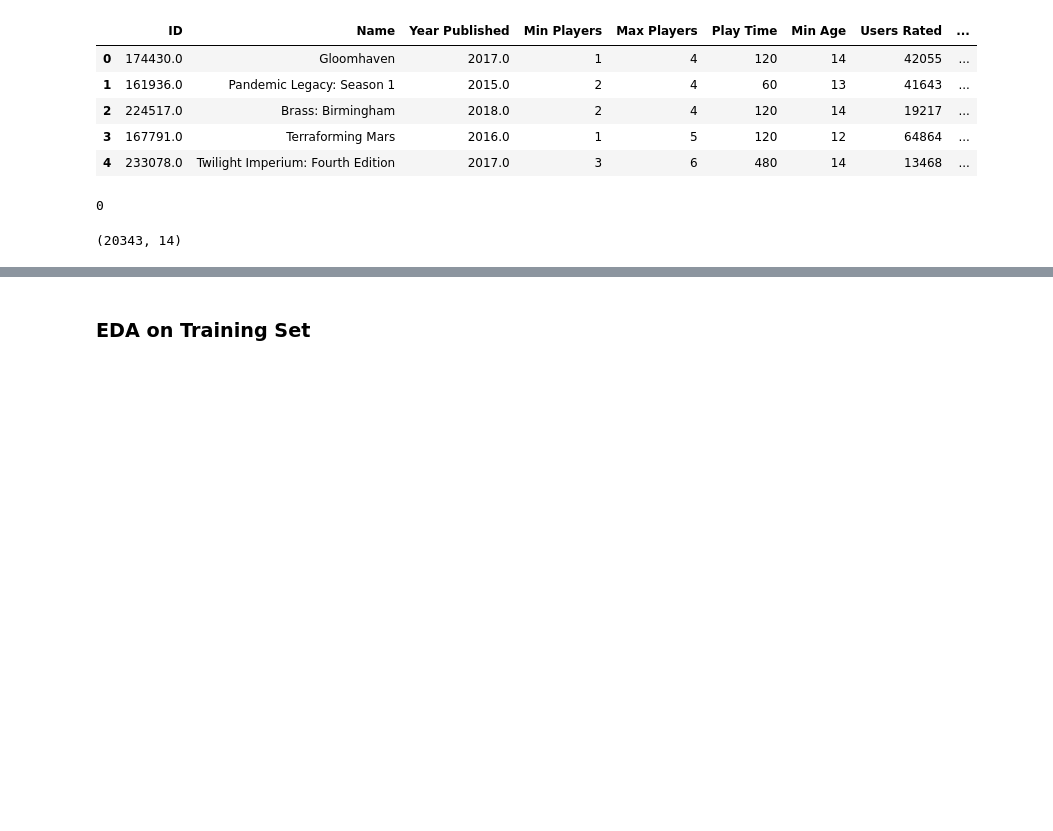
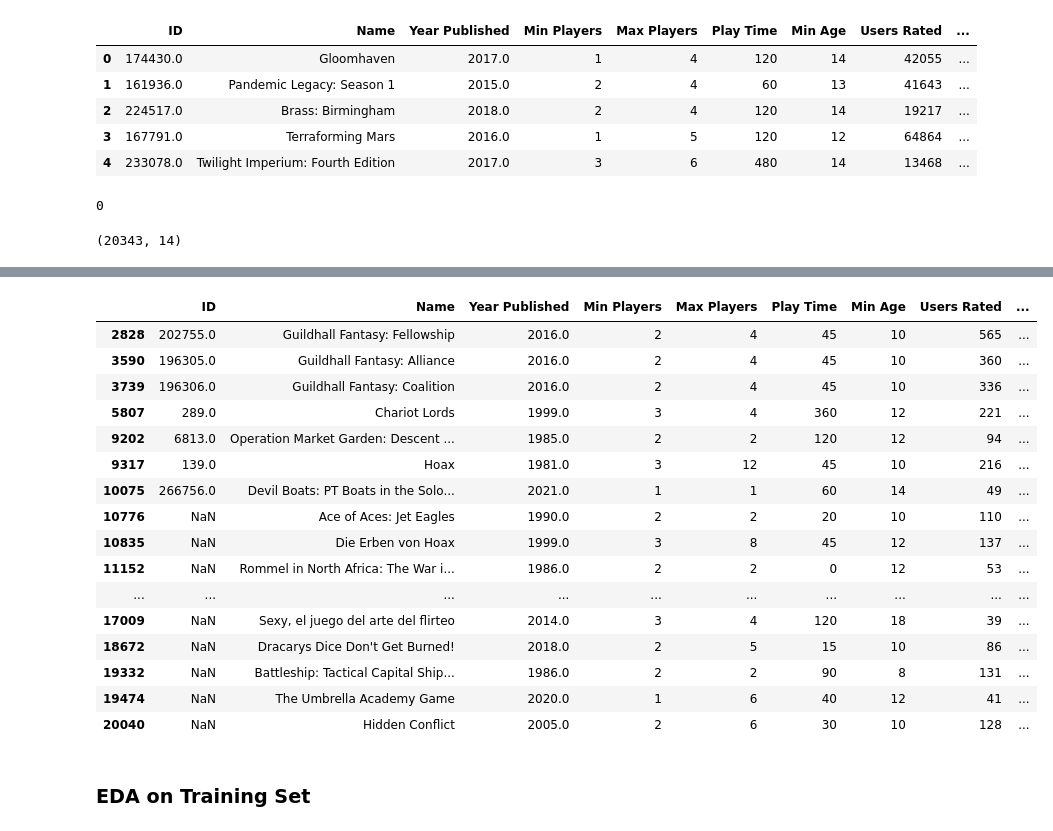
Before and after one commit to ChessGuy/data-projects, a Jupyter notebook: Board Game Recommender/Board Game Recommender.ipynb, the cells around one changed output, grey strips where cells are left out. Saved outputs shown, nothing was run; the diff lists cells and outputs as text; code cells hidden in the pictures; blank space fills up the shorter version.

```diff
--- a/Board Game Recommender/Board Game Recommender.ipynb
+++ b/Board Game Recommender/Board Game Recommender.ipynb
@@ -64,2 +125,22 @@ board_game_data.shape
+# %%
+board_game_data[board_game_data['Owned Users'].isna()]
+# %% [output]
+|  | ID | Name | Year Published | Min Players | Max Players | Play Time | Min Age | Users Rated | ... |
+| 2828 | 202755.0 | Guildhall Fantasy: Fellowship | 2016.0 | 2 | 4 | 45 | 10 | 565 | ... |
+| 3590 | 196305.0 | Guildhall Fantasy: Alliance | 2016.0 | 2 | 4 | 45 | 10 | 360 | ... |
+| 3739 | 196306.0 | Guildhall Fantasy: Coalition | 2016.0 | 2 | 4 | 45 | 10 | 336 | ... |
+| 5807 | 289.0 | Chariot Lords | 1999.0 | 3 | 4 | 360 | 12 | 221 | ... |
+| 9202 | 6813.0 | Operation Market Garden: Descent ... | 1985.0 | 2 | 2 | 120 | 12 | 94 | ... |
+| 9317 | 139.0 | Hoax | 1981.0 | 3 | 12 | 45 | 10 | 216 | ... |
+| 10075 | 266756.0 | Devil Boats: PT Boats in the Solo... | 2021.0 | 1 | 1 | 60 | 14 | 49 | ... |
+| 10776 | NaN | Ace of Aces: Jet Eagles | 1990.0 | 2 | 2 | 20 | 10 | 110 | ... |
+| 10835 | NaN | Die Erben von Hoax | 1999.0 | 3 | 8 | 45 | 12 | 137 | ... |
+| 11152 | NaN | Rommel in North Africa: The War i... | 1986.0 | 2 | 2 | 0 | 12 | 53 | ... |
+| ... | ... | ... | ... | ... | ... | ... | ... | ... | ... |
+| 17009 | NaN | Sexy, el juego del arte del flirteo | 2014.0 | 3 | 4 | 120 | 18 | 39 | ... |
+| 18672 | NaN | Dracarys Dice Don't Get Burned! | 2018.0 | 2 | 5 | 15 | 10 | 86 | ... |
+| 19332 | NaN | Battleship: Tactical Capital Ship... | 1986.0 | 2 | 2 | 90 | 8 | 131 | ... |
+| 19474 | NaN | The Umbrella Academy Game | 2020.0 | 1 | 6 | 40 | 12 | 41 | ... |
+| 20040 | NaN | Hidden Conflict | 2005.0 | 2 | 6 | 30 | 10 | 128 | ... |
 # %% [markdown]
 ### EDA on Training Set
```
Also changed, not shown: parts of 7 cells of this notebook.
